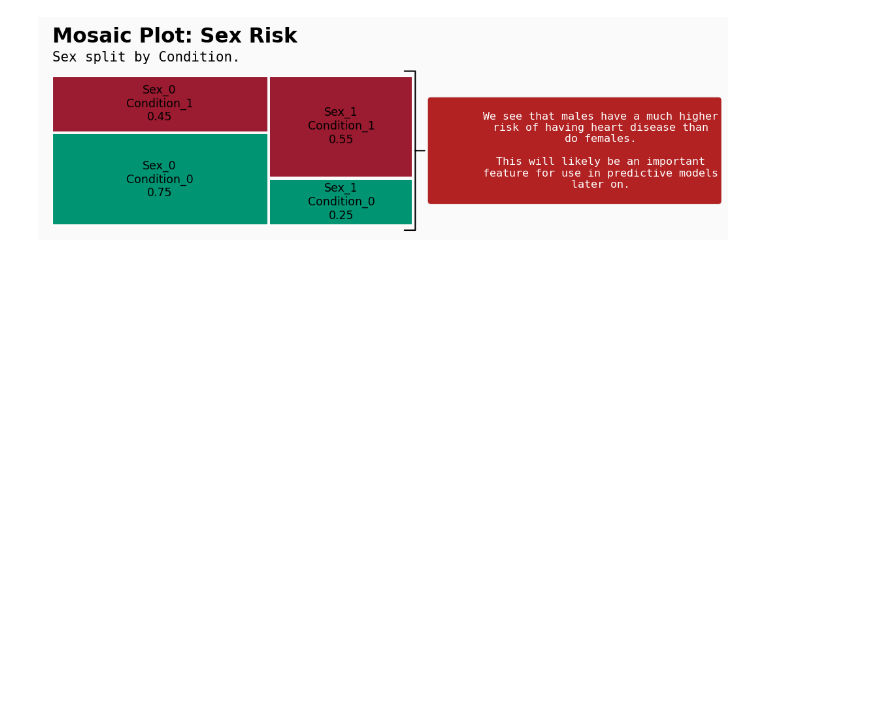
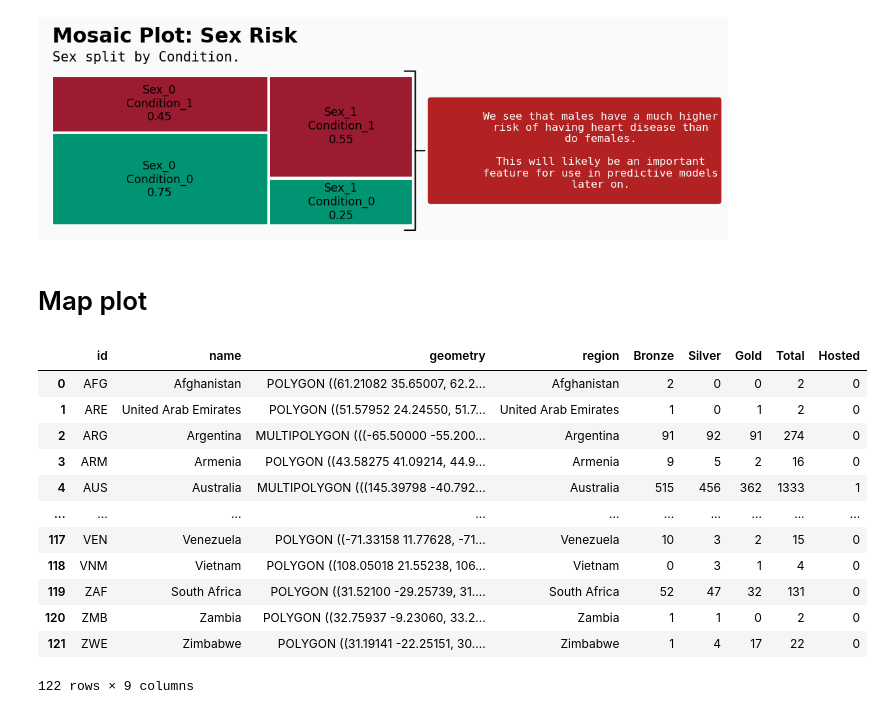
Before and after one commit to imanursar/Machine-Learning-Notes, a Jupyter notebook: Custom Function/Advance Visual Function.ipynb, the cells around one changed output. Drawn from its saved outputs; the diff is of its cells as text; code cells hidden in the pictures; blank space fills up the shorter version.

```diff
--- a/Custom Function/Advance Visual Function.ipynb
+++ b/Custom Function/Advance Visual Function.ipynb
@@ -353,3 +364,26 @@ notes = '''
 advance_visual.mozaik_plot(df,'Sex','Condition',['Male','Female'],notes)
 # %% [output]
 [figure]
+# %% [markdown]
+# Map plot
+# %%
+df = pd.read_csv('E:/gitlab/machine-learning/dataset/geo_data.csv')
+global_polygons = gpd.read_file(country_shapes)
+global_polygons.to_file('global_polygons.geojson', driver = 'GeoJSON')
+medals_map = pd.merge(global_polygons, df, left_on='name',right_on='region')
+# %%
+medals_map
+# %% [output]
+|  | id | name | geometry | region | Bronze | Silver | Gold | Total | Hosted |
+| 0 | AFG | Afghanistan | POLYGON ((61.21082 35.65007, 62.2... | Afghanistan | 2 | 0 | 0 | 2 | 0 |
+| 1 | ARE | United Arab Emirates | POLYGON ((51.57952 24.24550, 51.7... | United Arab Emirates | 1 | 0 | 1 | 2 | 0 |
+| 2 | ARG | Argentina | MULTIPOLYGON (((-65.50000 -55.200... | Argentina | 91 | 92 | 91 | 274 | 0 |
+| 3 | ARM | Armenia | POLYGON ((43.58275 41.09214, 44.9... | Armenia | 9 | 5 | 2 | 16 | 0 |
+| 4 | AUS | Australia | MULTIPOLYGON (((145.39798 -40.792... | Australia | 515 | 456 | 362 | 1333 | 1 |
+| ... | ... | ... | ... | ... | ... | ... | ... | ... | ... |
+| 117 | VEN | Venezuela | POLYGON ((-71.33158 11.77628, -71... | Venezuela | 10 | 3 | 2 | 15 | 0 |
+| 118 | VNM | Vietnam | POLYGON ((108.05018 21.55238, 106... | Vietnam | 0 | 3 | 1 | 4 | 0 |
+| 119 | ZAF | South Africa | POLYGON ((31.52100 -29.25739, 31.... | South Africa | 52 | 47 | 32 | 131 | 0 |
+| 120 | ZMB | Zambia | POLYGON ((32.75937 -9.23060, 33.2... | Zambia | 1 | 1 | 0 | 2 | 0 |
+| 121 | ZWE | Zimbabwe | POLYGON ((31.19141 -22.25151, 30.... | Zimbabwe | 1 | 4 | 17 | 22 | 0 |
+122 rows × 9 columns
```
Also changed, not shown: parts of 8 cells of this notebook.
